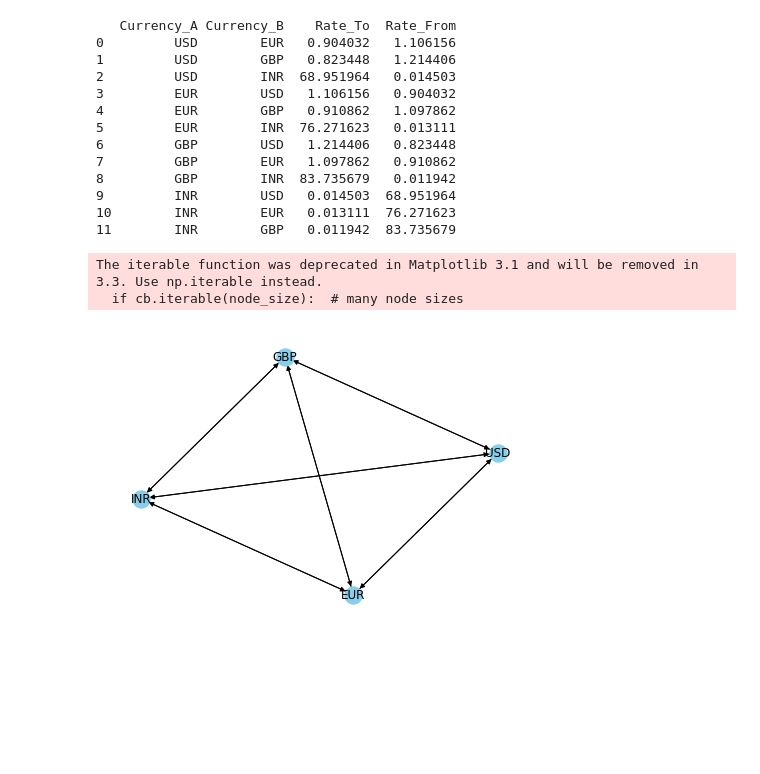
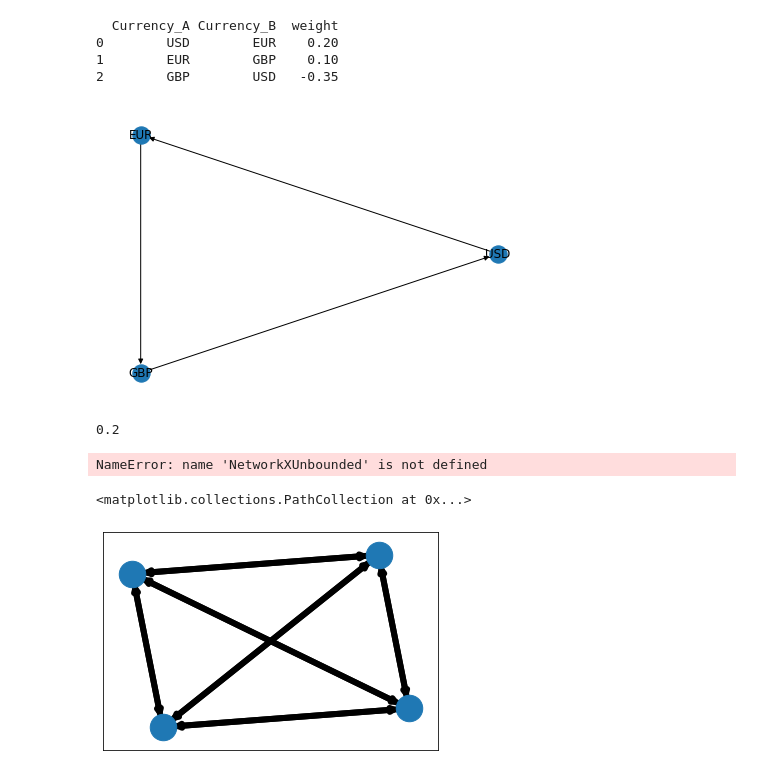
Before and after one commit to kakkargautam/fin-tools, a Jupyter notebook: currency_arbitrage.ipynb, the cells around one changed output. Saved outputs shown, nothing was run; the diff lists cells and outputs as text; code cells hidden in the pictures; blank space fills up the shorter version.

```diff
--- a/currency_arbitrage.ipynb
+++ b/currency_arbitrage.ipynb
@@ -1,31 +1,18 @@
 # %%
 import pandas as pd
 import numpy as np
-df = pd.read_csv("fx_rate_2.csv")
+df = pd.read_csv("fx_rate_3.csv")
 print (df)
 # %% [output]
-   Currency_A Currency_B    Rate_To  Rate_From
-0         USD        EUR   0.904032   1.106156
-1         USD        GBP   0.823448   1.214406
-2         USD        INR  68.951964   0.014503
-3         EUR        USD   1.106156   0.904032
-4         EUR        GBP   0.910862   1.097862
-5         EUR        INR  76.271623   0.013111
-6         GBP        USD   1.214406   0.823448
-7         GBP        EUR   1.097862   0.910862
-8         GBP        INR  83.735679   0.011942
-9         INR        USD   0.014503  68.951964
-10        INR        EUR   0.013111  76.271623
-11        INR        GBP   0.011942  83.735679
+  Currency_A Currency_B  weight
+0        USD        EUR    0.20
+1        EUR        GBP    0.10
+2        GBP        USD   -0.35
 # %%
-import networkx as nx
-G = nx.from_pandas_edgelist(df, source='Currency_A', target='Currency_B', edge_attr="Rate_To", create_using=nx.DiGraph())
+G = nx.from_pandas_edgelist(df,source='Currency_A', target='Currency_B', edge_attr=['weight'], create_using=nx.DiGraph())
+nx.draw_circular(G, with_labels=True)
+plt.show()
+print (G.edges['USD', 'EUR']['weight'])
+# %% [output]
+[figure, added]
+0.2
-# %%
-nx.draw(G,
-        with_labels=True,
-        node_color="skyblue"
-       )
-# %% [output]
-The iterable function was deprecated in Matplotlib 3.1 and will be removed in 3.3. Use np.iterable instead.
-  if cb.iterable(node_size):  # many node sizes
-[figure, removed]
@@ -31,0 +30,11 @@ The iterable function was deprecated in Matplotlib 3.1 and will be removed in 3.
+# %%
+find_path(G,'USD')
+# %% [output]
+NameError: name 'NetworkXUnbounded' is not defined
+# %%
+pos = nx.spring_layout(G)
+nx.draw_networkx_edges(G, pos, width=6)
+nx.draw_networkx_nodes(G, pos, node_size=700)
+# %% [output]
+<matplotlib.collections.PathCollection at 0x...>
+[figure, added]
```
Also changed, not shown: parts of 6 cells of this notebook, 1 other file.
